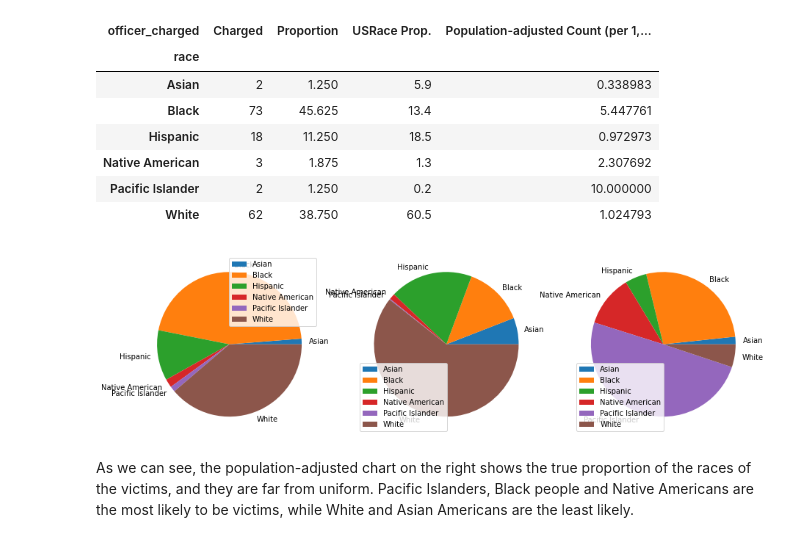
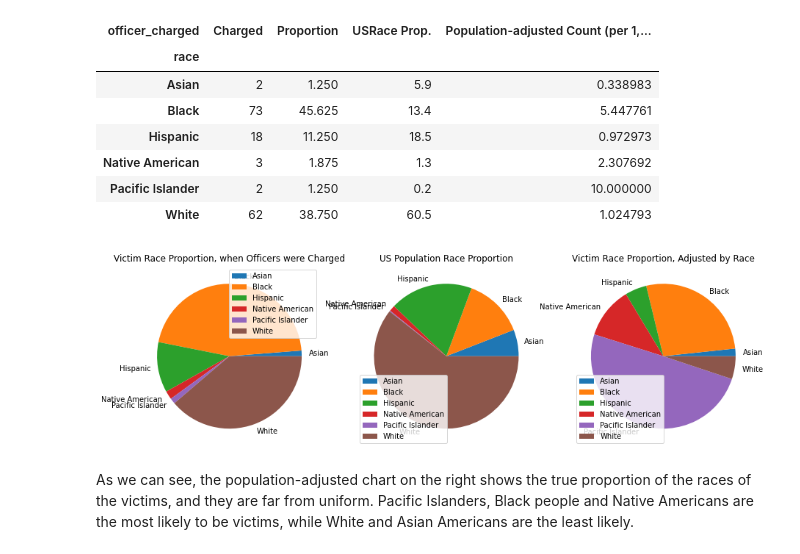
Before and after one commit to dowoma/DDS_BLM, a Jupyter notebook: data_cleaning_eda.ipynb, the cells around one changed output. Saved outputs shown, nothing was run; the diff lists cells and outputs as text; code cells hidden in the pictures.

Commit message:
added graph names

```diff
--- a/data_cleaning_eda.ipynb
+++ b/data_cleaning_eda.ipynb
@@ -535,11 +523,15 @@ cbr_pvt_table
 | Pacific Islander | 2 | 1.250 | 0.2 | 10.000000 |
 | White | 62 | 38.750 | 60.5 | 1.024793 |
 # %%
-cbr_pvt_table.drop('Charged', axis=1).plot.pie(figsize=(15,10), subplots=True, ylabel='')
+ax3, ax4, ax5 = cbr_pvt_table.drop('Charged', axis=1).plot.pie(figsize=(15,10), subplots=True, ylabel='')
+
+ax3.title.set_text("Victim Race Proportion, when Officers were Charged")
+ax4.title.set_text("US Population Race Proportion")
+ax5.title.set_text("Victim Race Proportion, Adjusted by Race")
 
 plt.show()
 # %% [output]
-[figure, old version]
+[figure, new version]
 # %% [markdown]
 As we can see, the population-adjusted chart on the right shows the true proportion of the races of the victims, and they are far from uniform. Pacific Islanders, Black people and Native Americans are the most likely to be victims, while White and Asian Americans are the least likely.
 # %%
```
Also changed, not shown: parts of 10 cells of this notebook.
